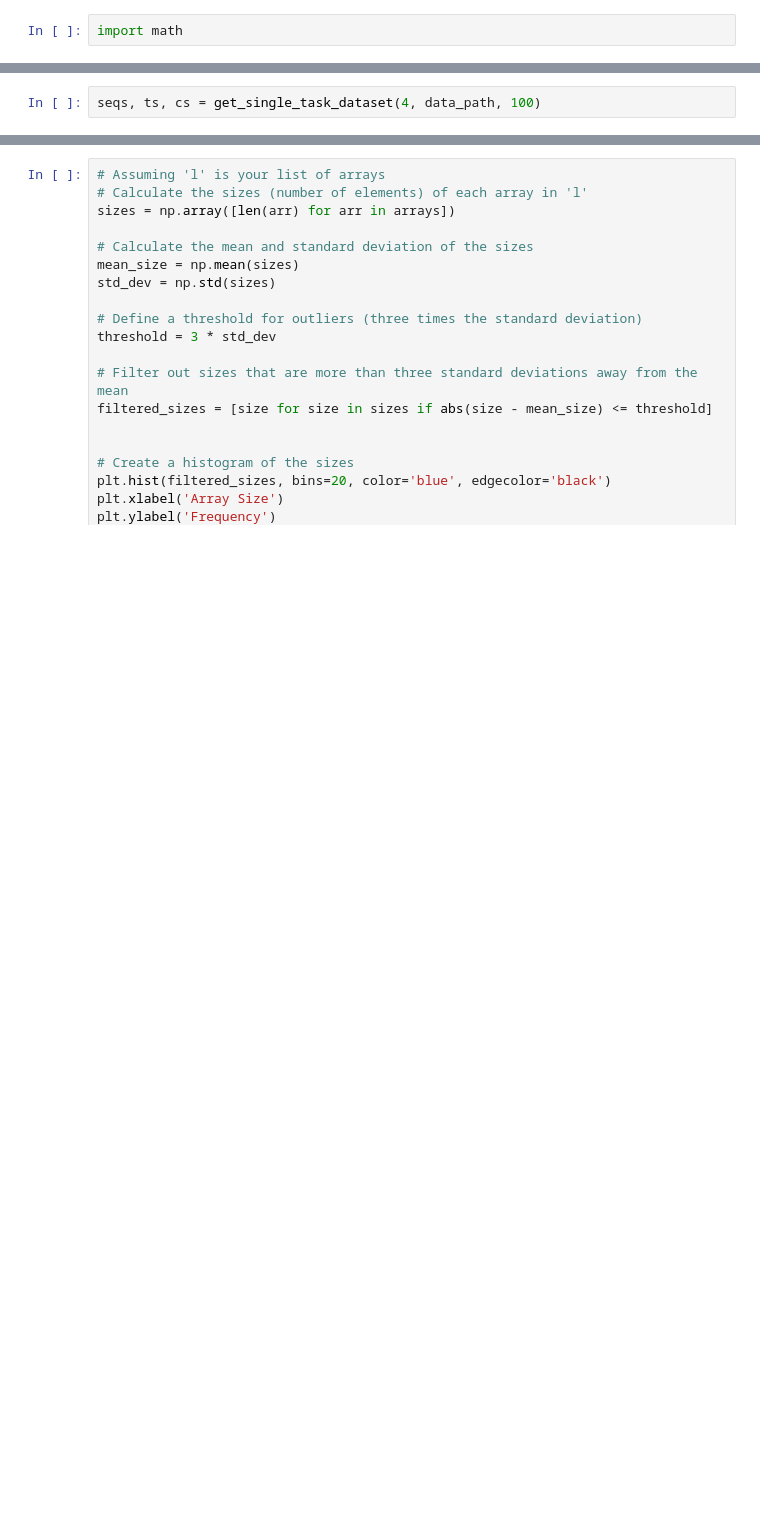
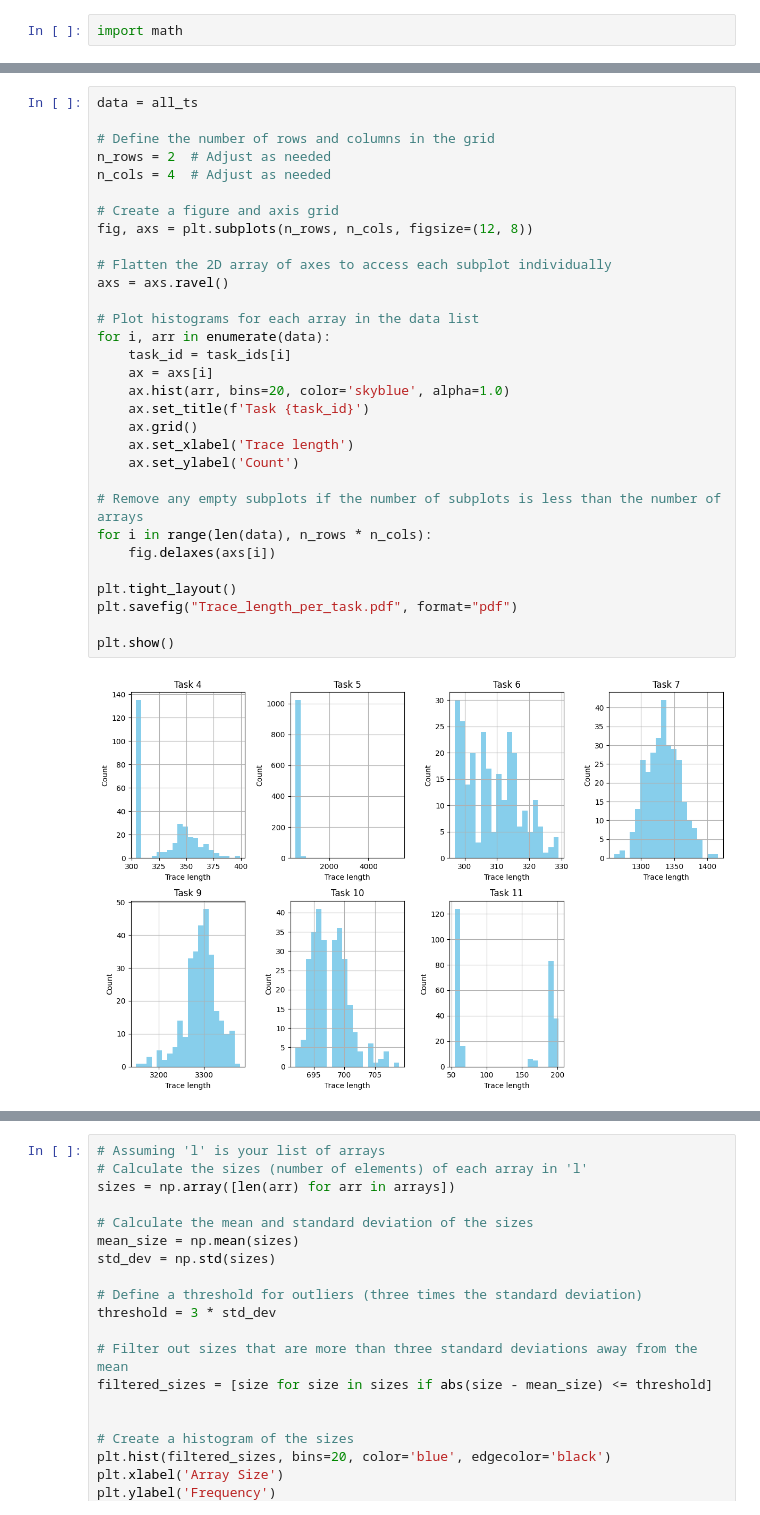
Before and after one commit to marianaw/deeptcsr, a Jupyter notebook: notebooks/loading_data.ipynb, the cells around one changed output, grey strips where cells are left out. Saved outputs shown, nothing was run; the diff lists cells and outputs as text; blank space fills up the shorter version.

```diff
--- a/notebooks/loading_data.ipynb
+++ b/notebooks/loading_data.ipynb
@@ -30,2 +16,0 @@ for root, dirs, files in os.walk(data_path):
-# %%
-seqs, ts, cs = get_single_task_dataset(4, data_path, 100)
@@ -31,0 +31,33 @@ seqs, ts, cs = get_single_task_dataset(4, data_path, 100)
+# %%
+data = all_ts
+
+# Define the number of rows and columns in the grid
+n_rows = 2  # Adjust as needed
+n_cols = 4  # Adjust as needed
+
+# Create a figure and axis grid
+fig, axs = plt.subplots(n_rows, n_cols, figsize=(12, 8))
+
+# Flatten the 2D array of axes to access each subplot individually
+axs = axs.ravel()
+
+# Plot histograms for each array in the data list
+for i, arr in enumerate(data):
+    task_id = task_ids[i]
+    ax = axs[i]
+    ax.hist(arr, bins=20, color='skyblue', alpha=1.0)
+    ax.set_title(f'Task {task_id}')
+    ax.grid()
+    ax.set_xlabel('Trace length')
+    ax.set_ylabel('Count')
+
+# Remove any empty subplots if the number of subplots is less than the number of arrays
+for i in range(len(data), n_rows * n_cols):
+    fig.delaxes(axs[i])
+
+plt.tight_layout()
+plt.savefig("Trace_length_per_task.pdf", format="pdf")
+
+plt.show()
+# %% [output]
+[figure, added]
```
Also changed, not shown: parts of 7 cells of this notebook, 6 other files.
